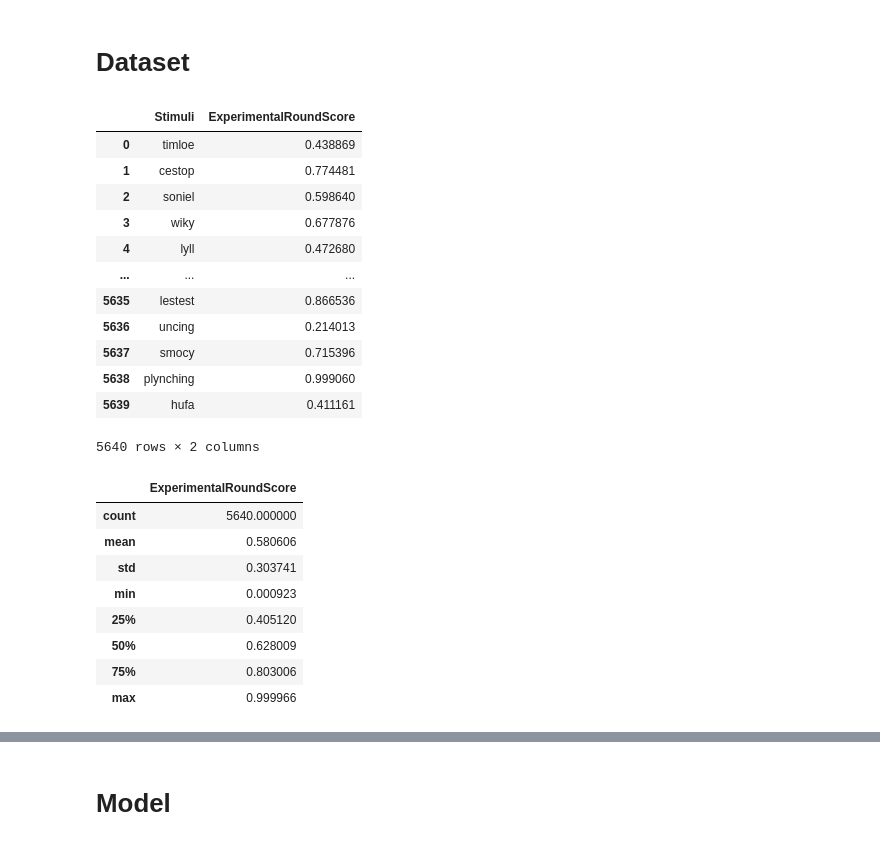
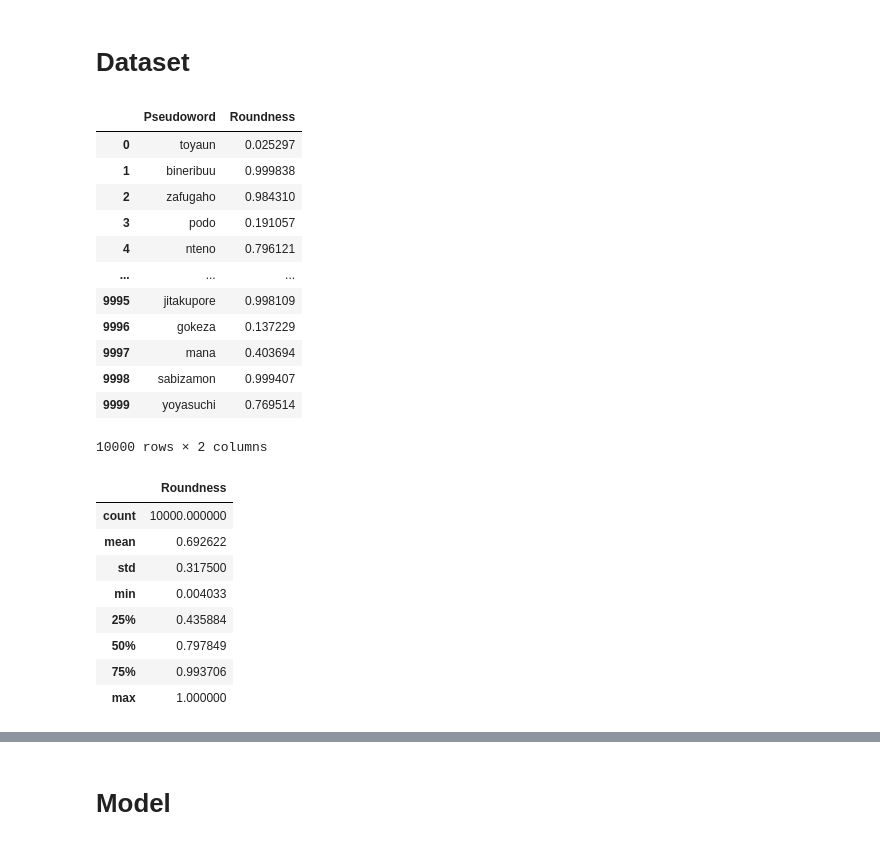
Before and after one commit to qkm2000/pseudoword-generator, a Jupyter notebook: main.ipynb, the cells around one changed output, grey strips where cells are left out. Cells and saved outputs as stored; diff of their text form; code cells hidden in the pictures.

Commit message:
feat: v02 - japanese
- changed base language to japanese
- made the model more flexible in configuration
- removed attention layers
- built tokenizer (vocab included)

```diff
--- a/main.ipynb
+++ b/main.ipynb
@@ -17,34 +17,34 @@ VERSION = 1
 # %%
 # Import dataset
 
-data = pd.read_csv('datasets/normalized_v2.csv')
+data = pd.read_csv('datasets/japanese_pseudowords.csv')
 data
 # %% [output]
-|  | Stimuli | ExperimentalRoundScore |
-| 0 | timloe | 0.438869 |
-| 1 | cestop | 0.774481 |
-| 2 | soniel | 0.598640 |
-| 3 | wiky | 0.677876 |
-| 4 | lyll | 0.472680 |
+|  | Pseudoword | Roundness |
+| 0 | toyaun | 0.025297 |
+| 1 | bineribuu | 0.999838 |
+| 2 | zafugaho | 0.984310 |
+| 3 | podo | 0.191057 |
+| 4 | nteno | 0.796121 |
 | ... | ... | ... |
-| 5635 | lestest | 0.866536 |
-| 5636 | uncing | 0.214013 |
-| 5637 | smocy | 0.715396 |
-| 5638 | plynching | 0.999060 |
-| 5639 | hufa | 0.411161 |
+| 9995 | jitakupore | 0.998109 |
+| 9996 | gokeza | 0.137229 |
+| 9997 | mana | 0.403694 |
+| 9998 | sabizamon | 0.999407 |
+| 9999 | yoyasuchi | 0.769514 |
-5640 rows × 2 columns
+10000 rows × 2 columns
 # %%
 data.describe()
 # %% [output]
-|  | ExperimentalRoundScore |
-| count | 5640.000000 |
-| mean | 0.580606 |
-| std | 0.303741 |
-| min | 0.000923 |
-| 25% | 0.405120 |
-| 50% | 0.628009 |
-| 75% | 0.803006 |
-| max | 0.999966 |
+|  | Roundness |
+| count | 10000.000000 |
+| mean | 0.692622 |
+| std | 0.317500 |
+| min | 0.004033 |
+| 25% | 0.435884 |
+| 50% | 0.797849 |
+| 75% | 0.993706 |
+| max | 1.000000 |
 # %%
 # Split data into train, val and test sets
 
```
Also changed, not shown: parts of 14 cells of this notebook, 6 other files.
